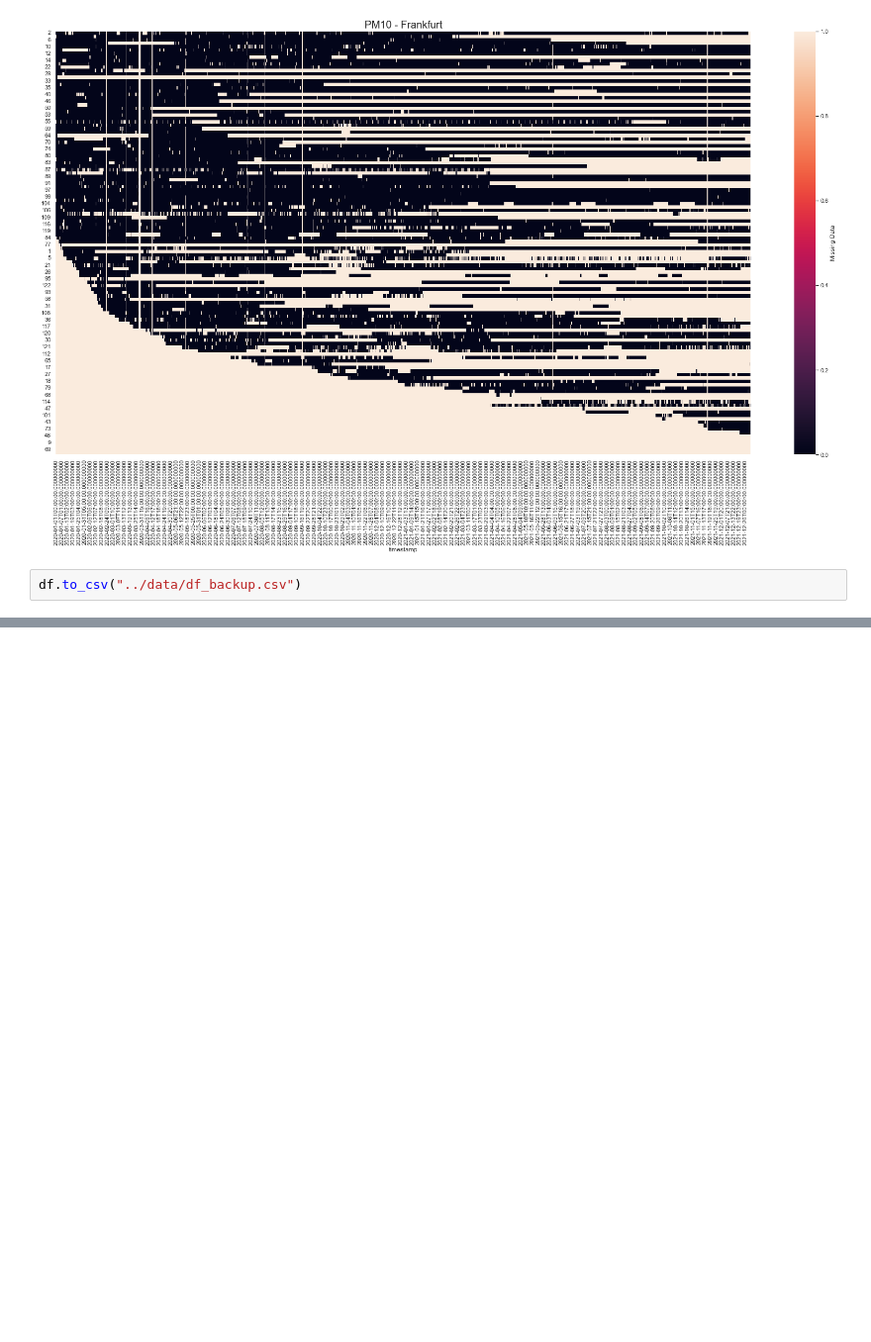
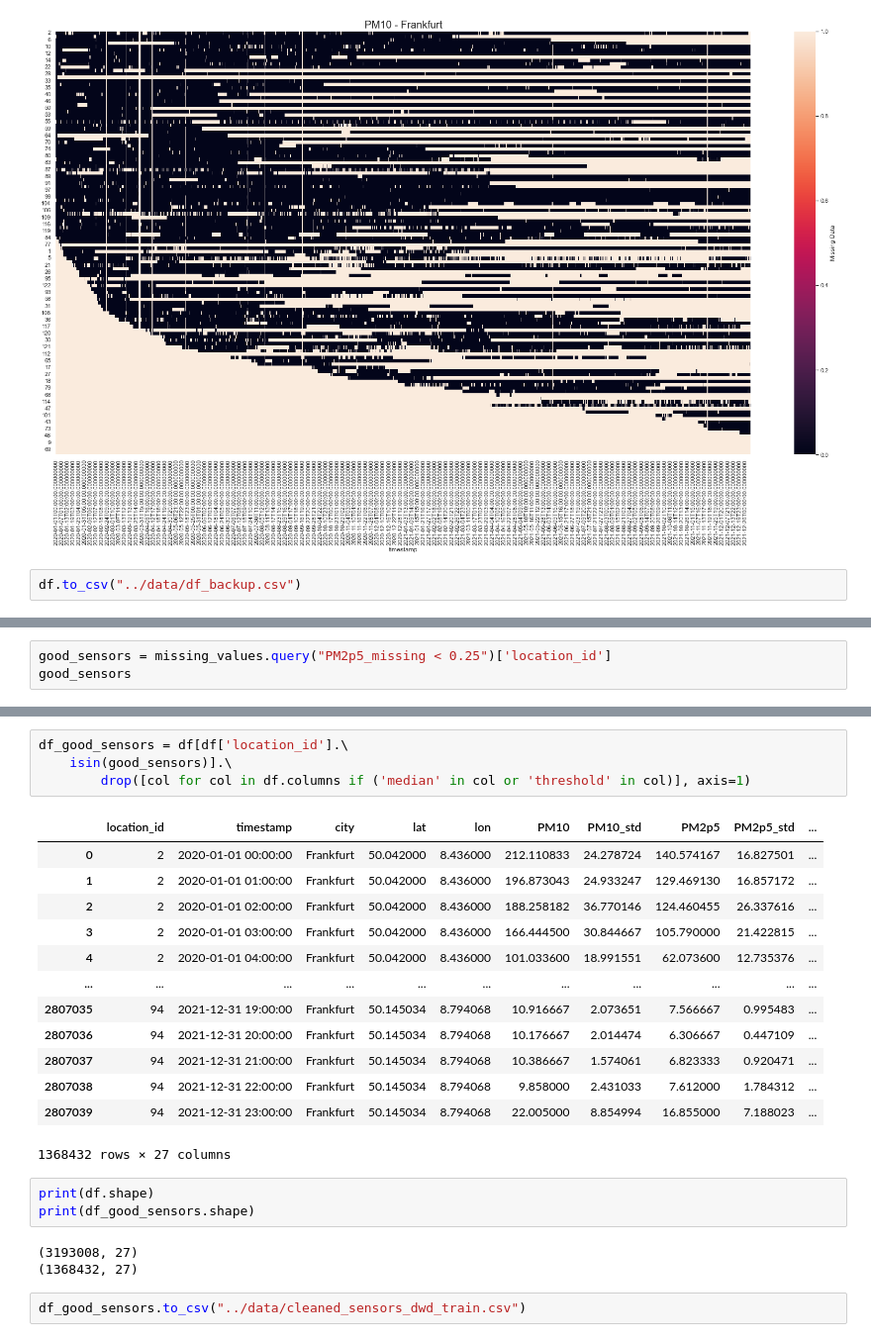
Before and after one commit to j-herbig/air-pollution, a Jupyter notebook: notebooks/EDA.ipynb, the cells around one changed output, grey strips where cells are left out. Shown at 99% size. Saved outputs shown, nothing was run; the diff lists cells and outputs as text; blank space fills up the shorter version.

```diff
--- a/notebooks/EDA.ipynb
+++ b/notebooks/EDA.ipynb
@@ -926,0 +948,3 @@ print(locations_missing_values)
+# %%
+good_sensors = missing_values.query("PM2p5_missing < 0.25")['location_id']
+good_sensors
@@ -926,0 +964,26 @@ print(locations_missing_values)
+# %%
+df_good_sensors = df[df['location_id'].\
+    isin(good_sensors)].\
+        drop([col for col in df.columns if ('median' in col or 'threshold' in col)], axis=1)
+# %% [output]
+|  | location_id | timestamp | city | lat | lon | PM10 | PM10_std | PM2p5 | PM2p5_std | ... |
+| 0 | 2 | 2020-01-01 00:00:00 | Frankfurt | 50.042000 | 8.436000 | 212.110833 | 24.278724 | 140.574167 | 16.827501 | ... |
+| 1 | 2 | 2020-01-01 01:00:00 | Frankfurt | 50.042000 | 8.436000 | 196.873043 | 24.933247 | 129.469130 | 16.857172 | ... |
+| 2 | 2 | 2020-01-01 02:00:00 | Frankfurt | 50.042000 | 8.436000 | 188.258182 | 36.770146 | 124.460455 | 26.337616 | ... |
+| 3 | 2 | 2020-01-01 03:00:00 | Frankfurt | 50.042000 | 8.436000 | 166.444500 | 30.844667 | 105.790000 | 21.422815 | ... |
+| 4 | 2 | 2020-01-01 04:00:00 | Frankfurt | 50.042000 | 8.436000 | 101.033600 | 18.991551 | 62.073600 | 12.735376 | ... |
+| ... | ... | ... | ... | ... | ... | ... | ... | ... | ... | ... |
+| 2807035 | 94 | 2021-12-31 19:00:00 | Frankfurt | 50.145034 | 8.794068 | 10.916667 | 2.073651 | 7.566667 | 0.995483 | ... |
+| 2807036 | 94 | 2021-12-31 20:00:00 | Frankfurt | 50.145034 | 8.794068 | 10.176667 | 2.014474 | 6.306667 | 0.447109 | ... |
+| 2807037 | 94 | 2021-12-31 21:00:00 | Frankfurt | 50.145034 | 8.794068 | 10.386667 | 1.574061 | 6.823333 | 0.920471 | ... |
+| 2807038 | 94 | 2021-12-31 22:00:00 | Frankfurt | 50.145034 | 8.794068 | 9.858000 | 2.431033 | 7.612000 | 1.784312 | ... |
+| 2807039 | 94 | 2021-12-31 23:00:00 | Frankfurt | 50.145034 | 8.794068 | 22.005000 | 8.854994 | 16.855000 | 7.188023 | ... |
+1368432 rows × 27 columns
+# %%
+print(df.shape)
+print(df_good_sensors.shape)
+# %% [output]
+(3193008, 27)
+(1368432, 27)
+# %%
+df_good_sensors.to_csv("../data/cleaned_sensors_dwd_train.csv")
```
Also changed, not shown: parts of 14 cells of this notebook.
